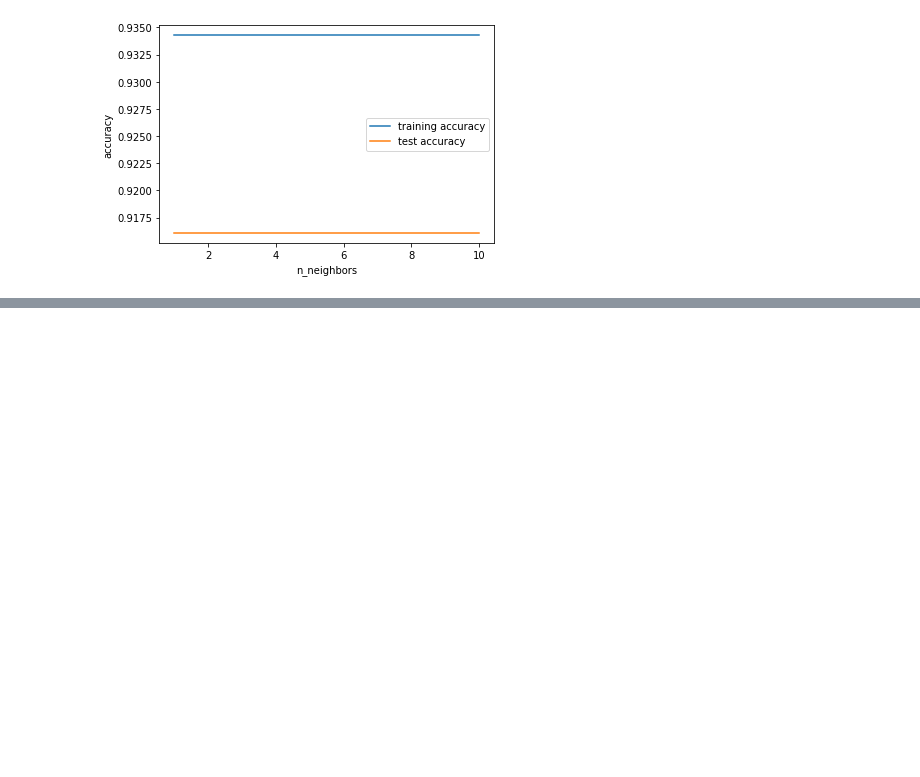
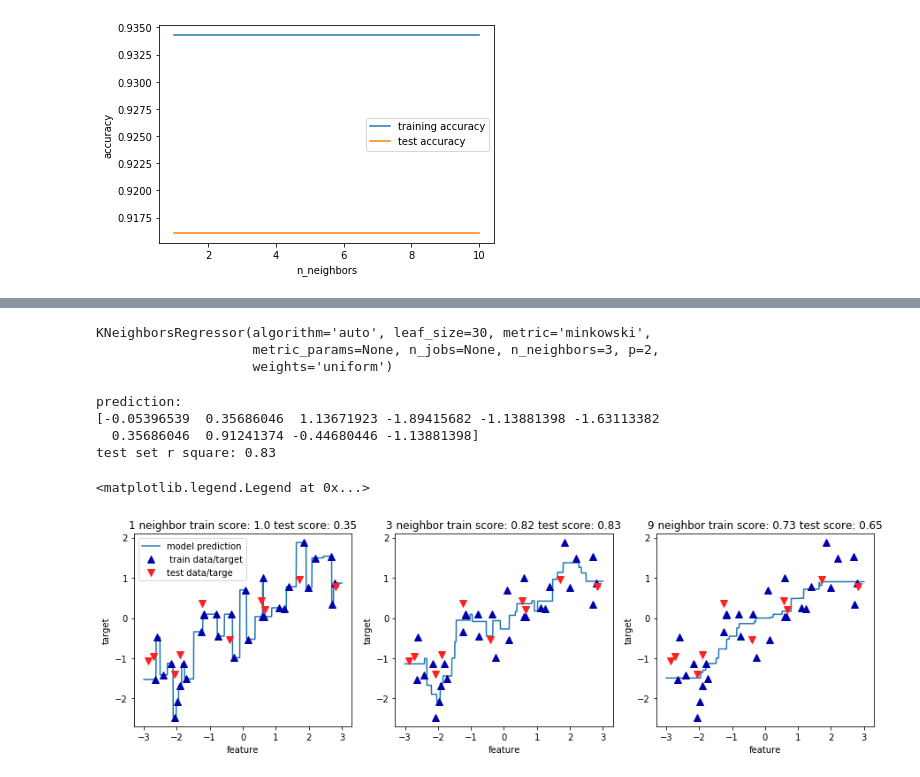
Before and after one commit to insunnydayz/sunny, a Jupyter notebook: 30days of coding.ipynb, the cells around one changed output, grey strips where cells are left out. Saved outputs shown, nothing was run; the diff lists cells and outputs as text; code cells hidden in the pictures; blank space fills up the shorter version.

```diff
--- a/30days of coding.ipynb
+++ b/30days of coding.ipynb
@@ -248,0 +258,40 @@ plt.legend()
+# %%
+from sklearn.neighbors import KNeighborsRegressor
+#wave data set
+X, y = mglearn.datasets.make_wave(n_samples=40)
+X_train, X_test, y_train, y_test = train_test_split(X,y, random_state=0)
+reg = KNeighborsRegressor(n_neighbors=3)
+reg.fit(X_train, y_train)
+# %% [output]
+KNeighborsRegressor(algorithm='auto', leaf_size=30, metric='minkowski',
+                    metric_params=None, n_jobs=None, n_neighbors=3, p=2,
+                    weights='uniform')
+# %%
+print("prediction: \n{}".format(reg.predict(X_test)))
+print("test set r square: {:.2f}".format(reg.score(X_test, y_test)))
+# %% [output]
+prediction:
+[-0.05396539  0.35686046  1.13671923 -1.89415682 -1.13881398 -1.63113382
+  0.35686046  0.91241374 -0.44680446 -1.13881398]
+test set r square: 0.83
+# %%
+fig, axes = plt.subplots(1, 3, figsize = (15,4))
+line = np.linspace(-3, 3, 1000).reshape(-1,1)
+for n_neighbors, ax in zip([1,3,9],axes):
+        reg = KNeighborsRegressor(n_neighbors=n_neighbors)
+        reg.fit(X_train, y_train)
+        ax.plot(line, reg.predict(line))
+        ax.plot(X_train, y_train, '^', c=mglearn.cm2(0), markersize =8)
+        ax.plot(X_test, y_test, 'v' , c=mglearn.cm2(1), markersize =8)
+
+        ax.set_title(
+            "{} neighbor train score: {:.2} test score: {:.2}".format(
+                n_neighbors, reg.score(X_train, y_train),
+                reg.score(X_test, y_test)))
+        ax.set_xlabel("feature")
+        ax.set_ylabel("target")
+axes[0].legend(["model prediction"," train data/target","test data/targe"], loc="best")
+#K가 많을 수록 더 안정적 예측 기대 가능
+# %% [output]
+<matplotlib.legend.Legend at 0x...>
+[figure, added]
```
Also changed, not shown: parts of 4 cells of this notebook.
